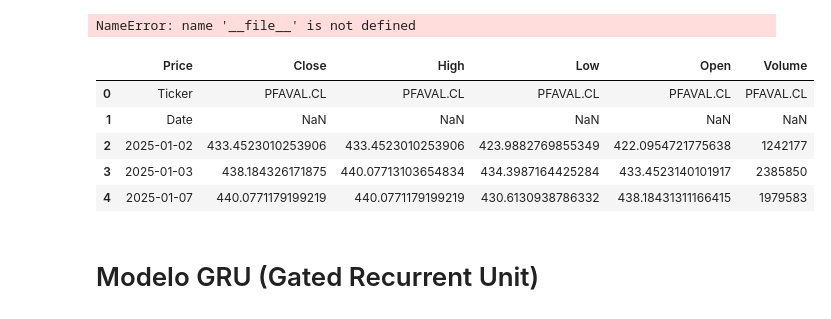
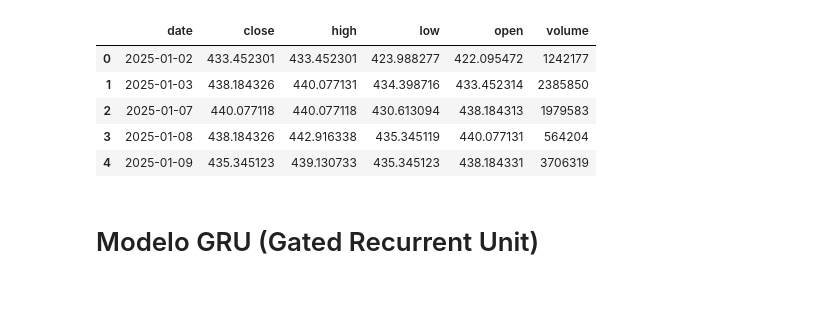
Before and after one commit to Estrategia-e-innovacion-de-TI/Talleres_IA_2026, a Jupyter notebook: server/analisis_tecnico.ipynb, the cells around one changed output. Drawn from its saved outputs; the diff is of its cells as text; code cells hidden in the pictures.

```diff
--- a/server/analisis_tecnico.ipynb
+++ b/server/analisis_tecnico.ipynb
@@ -47,20 +19,14 @@ print(sys.path)
-# %%
-from pathlib import Path
-project_dir = Path(__file__).parent.parent
-project_dir
-# output_file = project_dir / f"noticias_valora_{since_days}dias.json"
-# %% [output]
-NameError: name '__file__' is not defined
 # %%
-df_eval = pd.read_csv(r"..\\pfaval.csv")
-df_eval.head()
+ticker = "PFAVAL.CL"
+df = pd.read_csv(f"{ticker}.csv")
+df.head()
 # %% [output]
-|  | Price | Close | High | Low | Open | Volume |
-| 0 | Ticker | PFAVAL.CL | PFAVAL.CL | PFAVAL.CL | PFAVAL.CL | PFAVAL.CL |
-| 1 | Date | NaN | NaN | NaN | NaN | NaN |
-| 2 | 2025-01-02 | 433.4523010253906 | 433.4523010253906 | 423.9882769855349 | 422.0954721775638 | 1242177 |
-| 3 | 2025-01-03 | 438.184326171875 | 440.07713103654834 | 434.3987164425284 | 433.4523140101917 | 2385850 |
-| 4 | 2025-01-07 | 440.0771179199219 | 440.0771179199219 | 430.6130938786332 | 438.18431311166415 | 1979583 |
+|  | date | close | high | low | open | volume |
+| 0 | 2025-01-02 | 433.452301 | 433.452301 | 423.988277 | 422.095472 | 1242177 |
+| 1 | 2025-01-03 | 438.184326 | 440.077131 | 434.398716 | 433.452314 | 2385850 |
+| 2 | 2025-01-07 | 440.077118 | 440.077118 | 430.613094 | 438.184313 | 1979583 |
+| 3 | 2025-01-08 | 438.184326 | 442.916338 | 435.345119 | 440.077131 | 564204 |
+| 4 | 2025-01-09 | 435.345123 | 439.130733 | 435.345123 | 438.184331 | 3706319 |
 # %% [markdown]
 # Modelo GRU (Gated Recurrent Unit)
 # %% [markdown]
```
Also changed, not shown: parts of 14 cells of this notebook, 7 other files.
